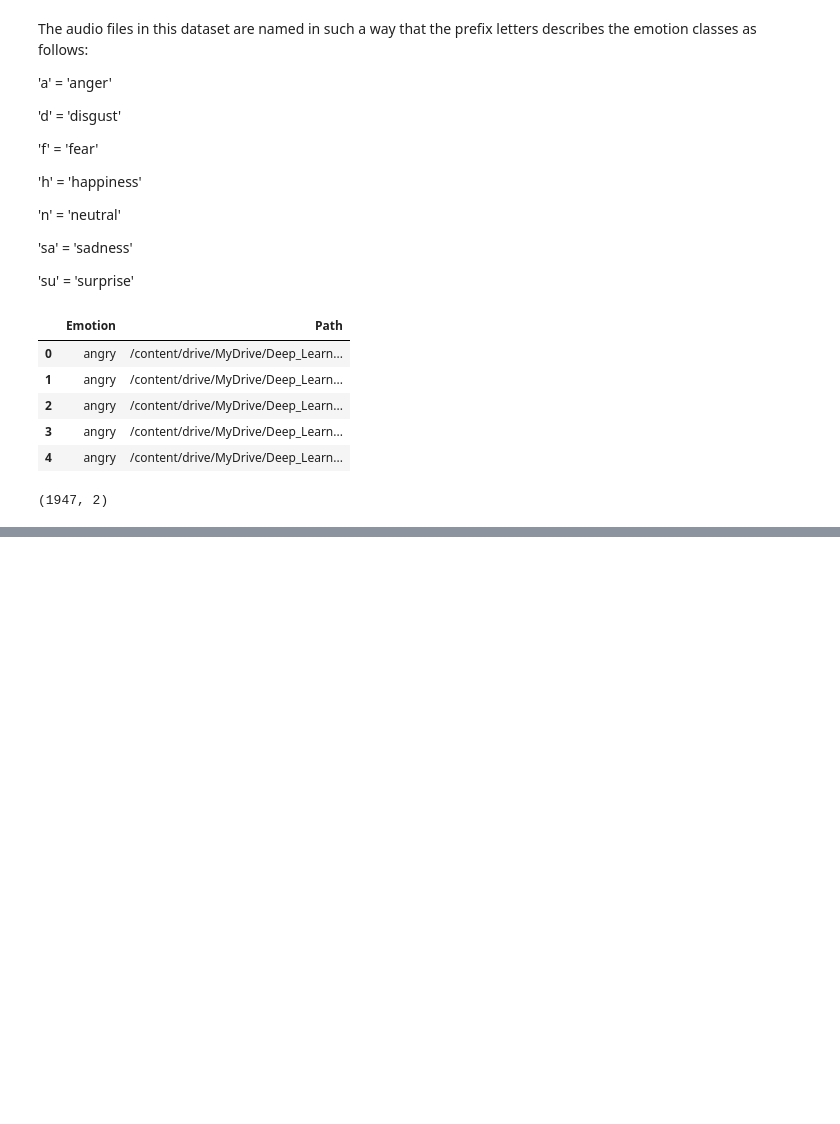
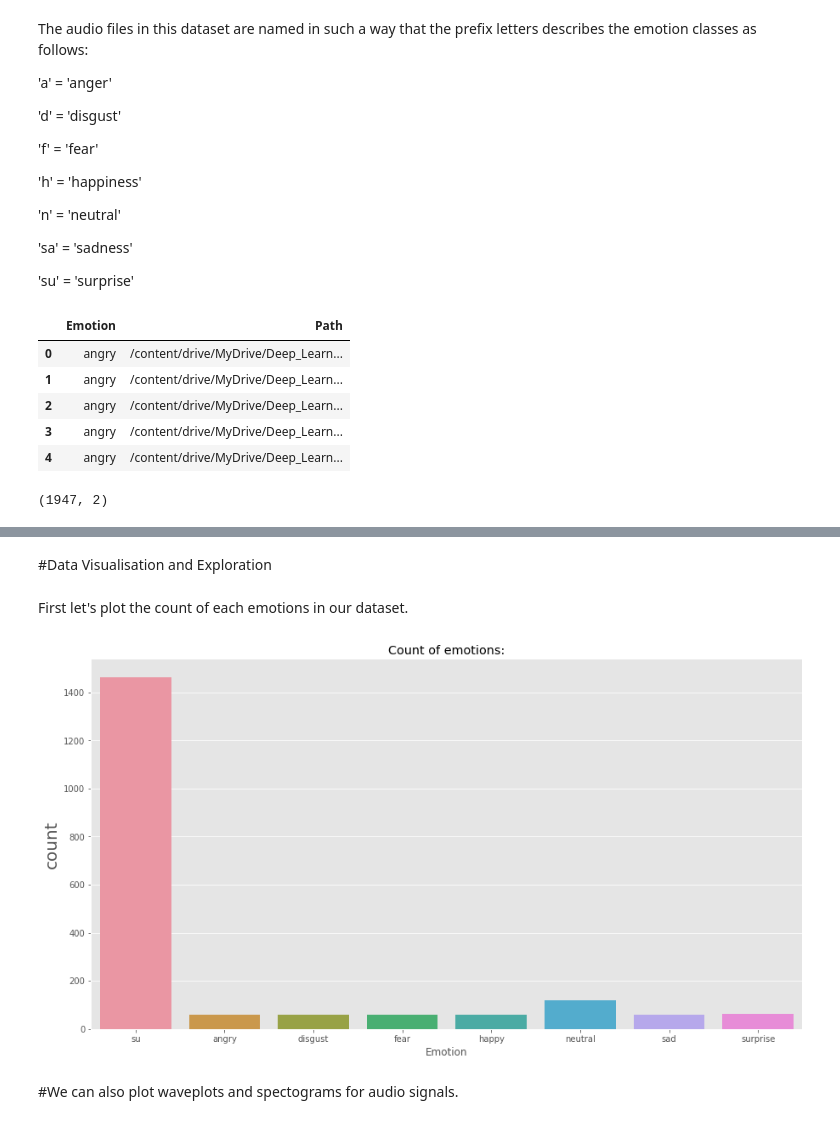
Before and after one commit to rohitrv8922/Speech-Emotion-Recognition, a Jupyter notebook: Speech_Emotion_Recognition.ipynb, the cells around one changed output, grey strips where cells are left out. Drawn from its saved outputs; the diff is of its cells as text; code cells hidden in the pictures; blank space fills up the shorter version.

```diff
--- a/Speech_Emotion_Recognition.ipynb
+++ b/Speech_Emotion_Recognition.ipynb
@@ -184,0 +185,16 @@ data_path.head(10)
+# %% [markdown]
+#Data Visualisation and Exploration
+# %% [markdown]
+First let's plot the count of each emotions in our dataset.
+# %%
+%matplotlib inline
+plt.rcParams["figure.figsize"] = (15,8)
+plt.style.use("ggplot")
+plt.ylabel('Count', size=20)
+plt.title("Count of emotions:")
+sns.countplot(x=data_path["Emotion"])
+sns.despine(top=True, right=True, left=False, bottom=False)
+# %% [output]
+[figure, added]
+# %% [markdown]
+#We can also plot waveplots and spectograms for audio signals.
```
Also changed, not shown: parts of 7 cells of this notebook.
